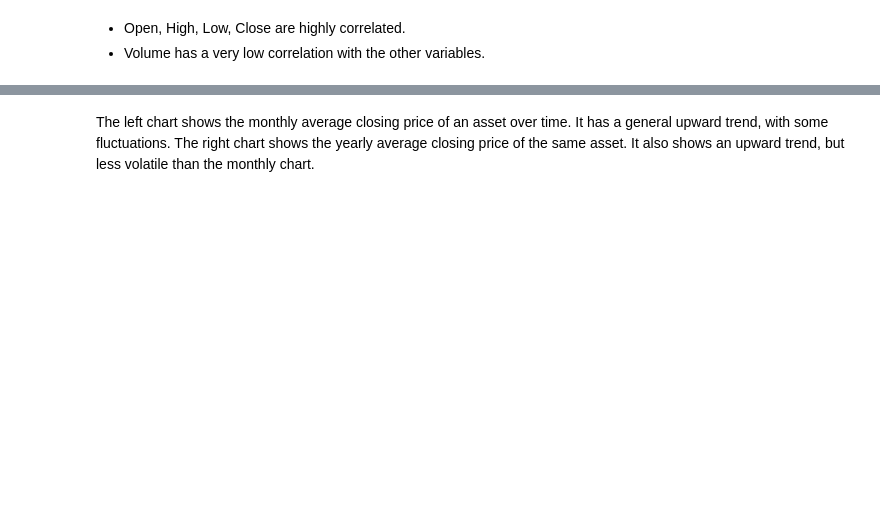
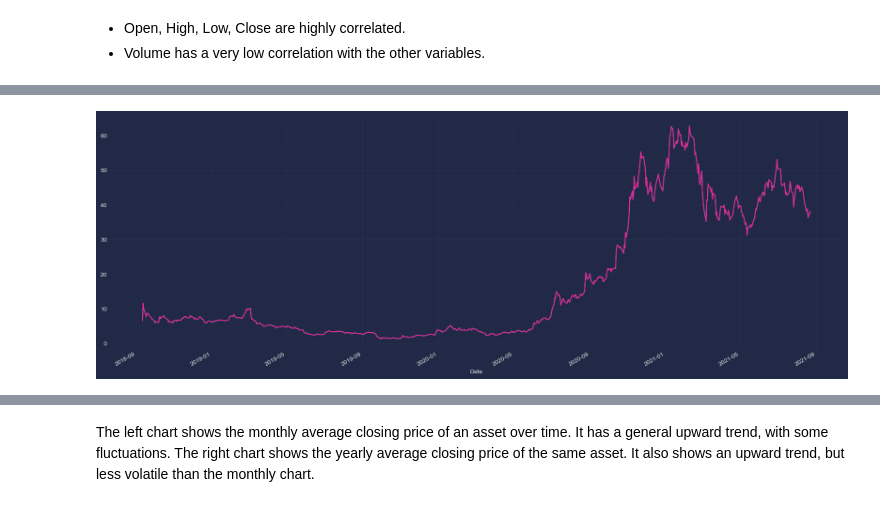
Before and after one commit to MahmoudNamNam/Prediction-of-Electric-Car-Prices, a Jupyter notebook: Electric_Car_price_EDA.ipynb, the cells around one changed output, grey strips where cells are left out. Cells and saved outputs as stored; diff of their text form; code cells hidden in the pictures; blank space fills up the shorter version.

```diff
--- a/Electric_Car_price_EDA.ipynb
+++ b/Electric_Car_price_EDA.ipynb
@@ -209,3 +206,9 @@ plt.show()
+# %%
+data['Adj Close'].plot()
+data['Close'].plot()
+plt.show()
+# %% [output]
+[figure, added]
 # %%
 # Seasonality and Trend Analysis: Resample Monthly and Yearly
 monthly_data = data['Close'].resample('M').mean()
```
Also changed, not shown: parts of 31 cells of this notebook, 33 other files.
